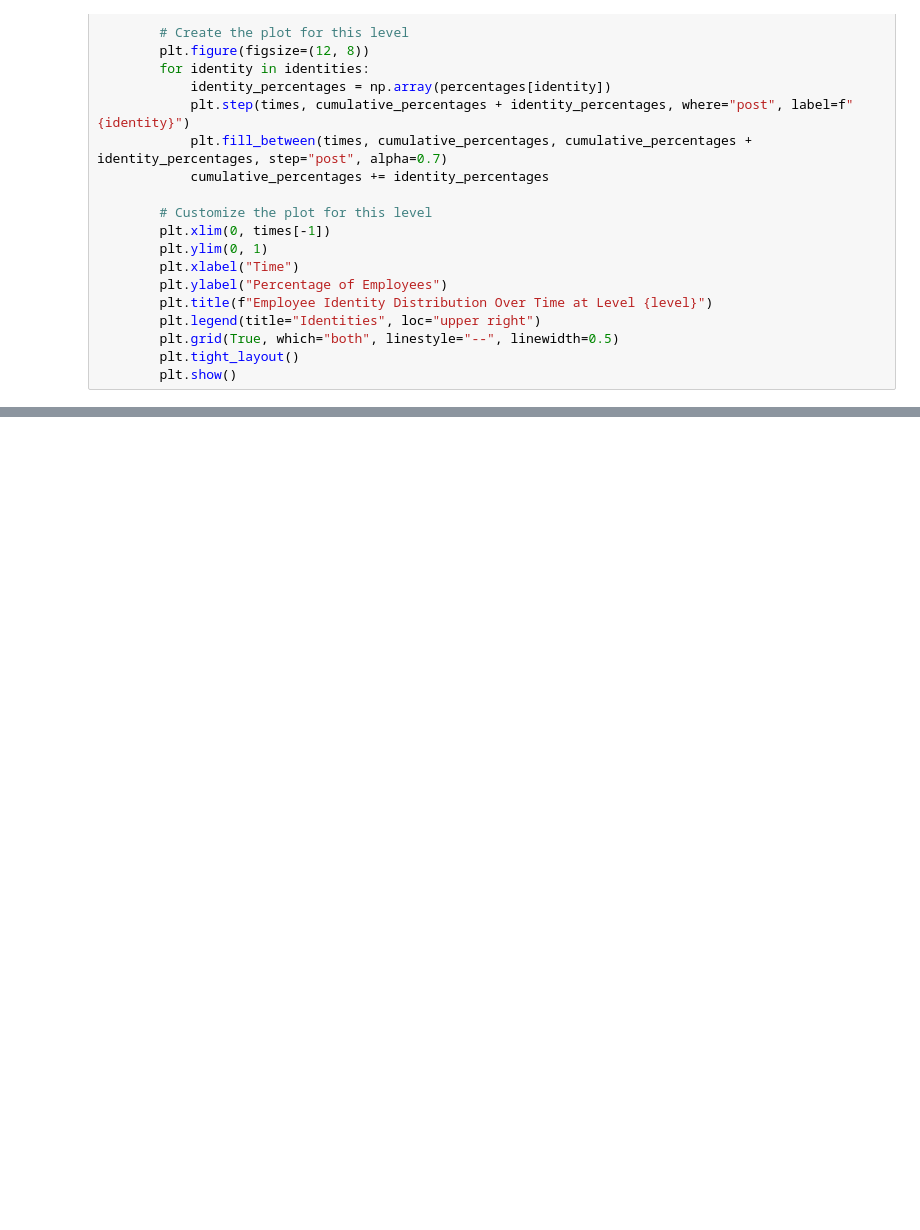
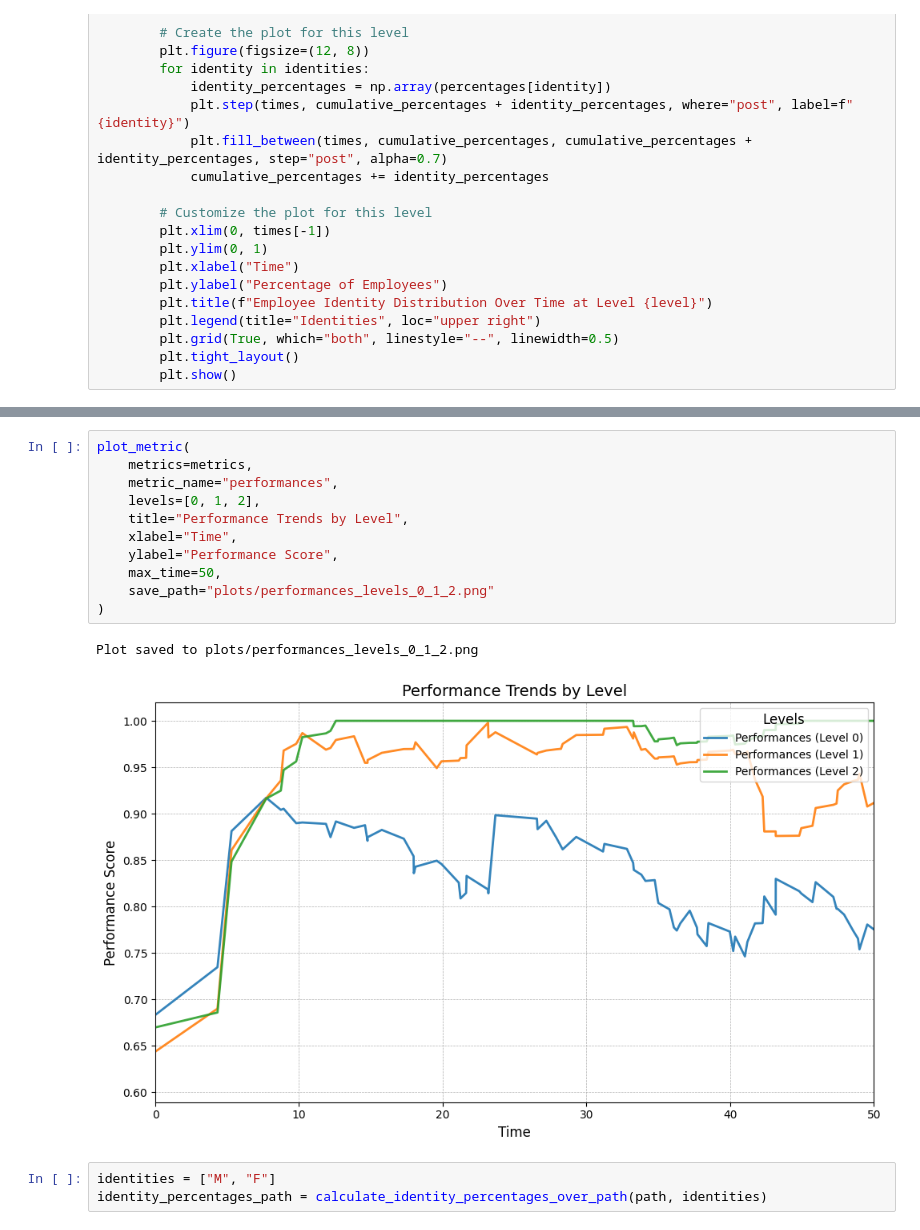
Before and after one commit to jcj59/gender-bias-analysis, a Jupyter notebook: notebooks/test.ipynb, the cells around one changed output, grey strips where cells are left out. Saved outputs shown, nothing was run; the diff lists cells and outputs as text; blank space fills up the shorter version.

```diff
--- a/notebooks/test.ipynb
+++ b/notebooks/test.ipynb
@@ -157,0 +234,17 @@ F 0
+# %%
+plot_metric(
+    metrics=metrics,
+    metric_name="performances",
+    levels=[0, 1, 2],
+    title="Performance Trends by Level",
+    xlabel="Time",
+    ylabel="Performance Score",
+    max_time=50,
+    save_path="plots/performances_levels_0_1_2.png"
+)
+# %% [output]
+Plot saved to plots/performances_levels_0_1_2.png
+[figure, added]
+# %%
+identities = ["M", "F"]
+identity_percentages_path = calculate_identity_percentages_over_path(path, identities)
```
Also changed, not shown: parts of 10 cells of this notebook, 15 other files.
